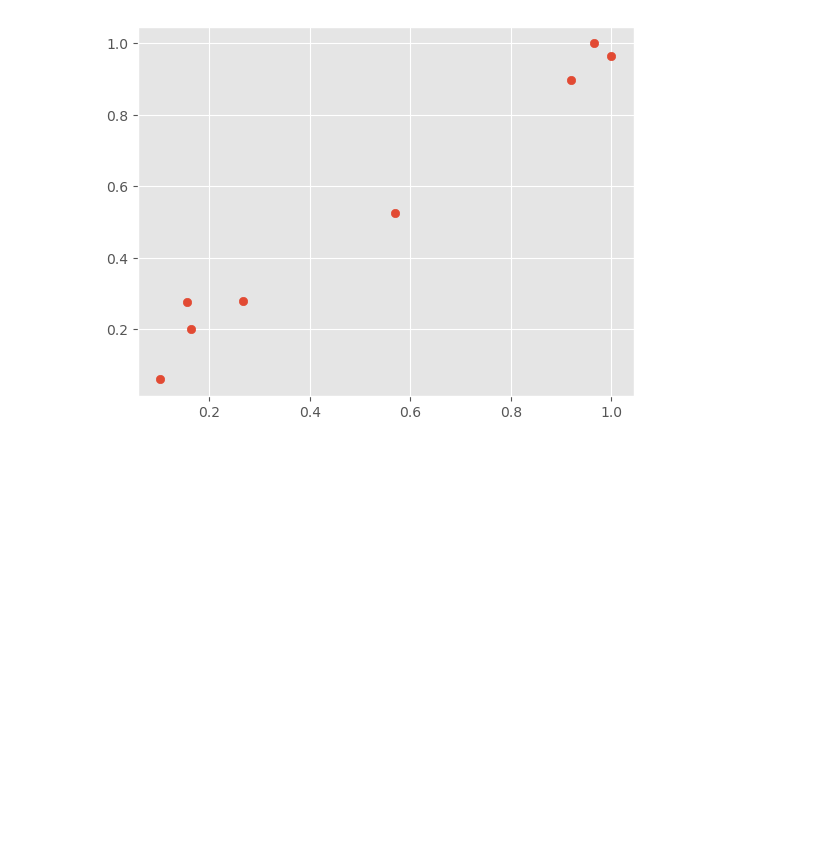
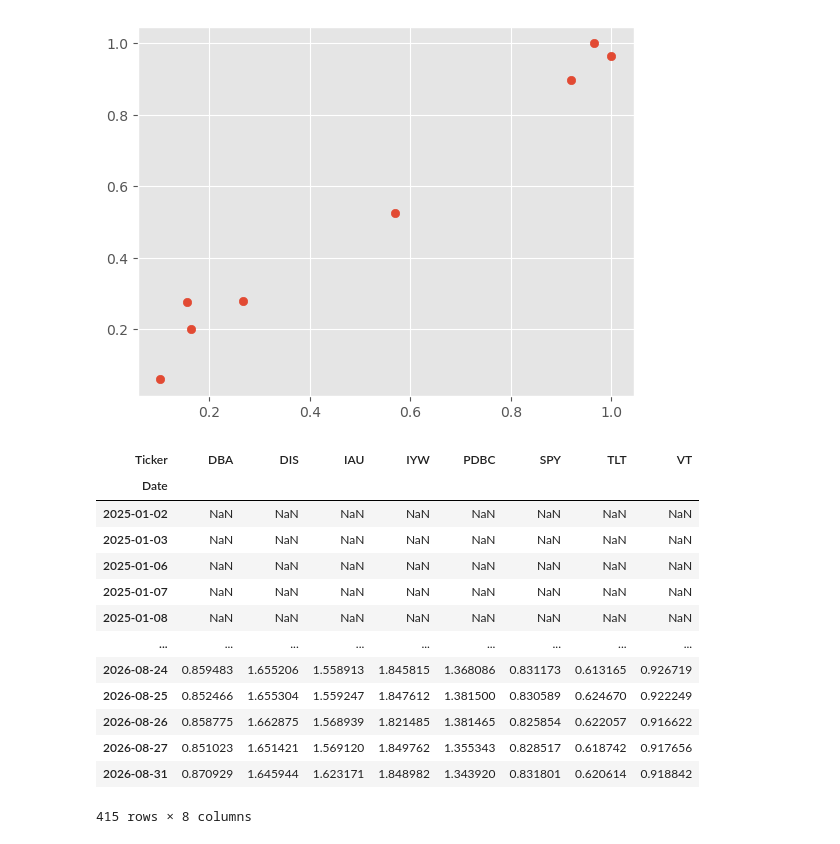
Before and after one commit to dev-innit/Financial-Data-Analysis-Project, a Jupyter notebook: base.ipynb, the cells around one changed output. Cells and saved outputs as stored; diff of their text form; code cells hidden in the pictures; blank space fills up the shorter version.

```diff
--- a/base.ipynb
+++ b/base.ipynb
@@ -457,3 +457,24 @@ plt.scatter(df_corr.SPY, df_corr.VT)
 plt.show()
 # %% [output]
 [figure]
+# %%
+periods = 75
+
+vol = stock_dayily_pc.rolling(periods).std()
+
+vol
+# %% [output]
+| Ticker | DBA | DIS | IAU | IYW | PDBC | SPY | TLT | VT |
+| Date |  |  |  |  |  |  |  |  |
+| 2025-01-02 | NaN | NaN | NaN | NaN | NaN | NaN | NaN | NaN |
+| 2025-01-03 | NaN | NaN | NaN | NaN | NaN | NaN | NaN | NaN |
+| 2025-01-06 | NaN | NaN | NaN | NaN | NaN | NaN | NaN | NaN |
+| 2025-01-07 | NaN | NaN | NaN | NaN | NaN | NaN | NaN | NaN |
+| 2025-01-08 | NaN | NaN | NaN | NaN | NaN | NaN | NaN | NaN |
+| ... | ... | ... | ... | ... | ... | ... | ... | ... |
+| 2026-08-24 | 0.859483 | 1.655206 | 1.558913 | 1.845815 | 1.368086 | 0.831173 | 0.613165 | 0.926719 |
+| 2026-08-25 | 0.852466 | 1.655304 | 1.559247 | 1.847612 | 1.381500 | 0.830589 | 0.624670 | 0.922249 |
+| 2026-08-26 | 0.858775 | 1.662875 | 1.568939 | 1.821485 | 1.381465 | 0.825854 | 0.622057 | 0.916622 |
+| 2026-08-27 | 0.851023 | 1.651421 | 1.569120 | 1.849762 | 1.355343 | 0.828517 | 0.618742 | 0.917656 |
+| 2026-08-31 | 0.870929 | 1.645944 | 1.623171 | 1.848982 | 1.343920 | 0.831801 | 0.620614 | 0.918842 |
+415 rows × 8 columns
```
Also changed, not shown: parts of 1 cell of this notebook.
